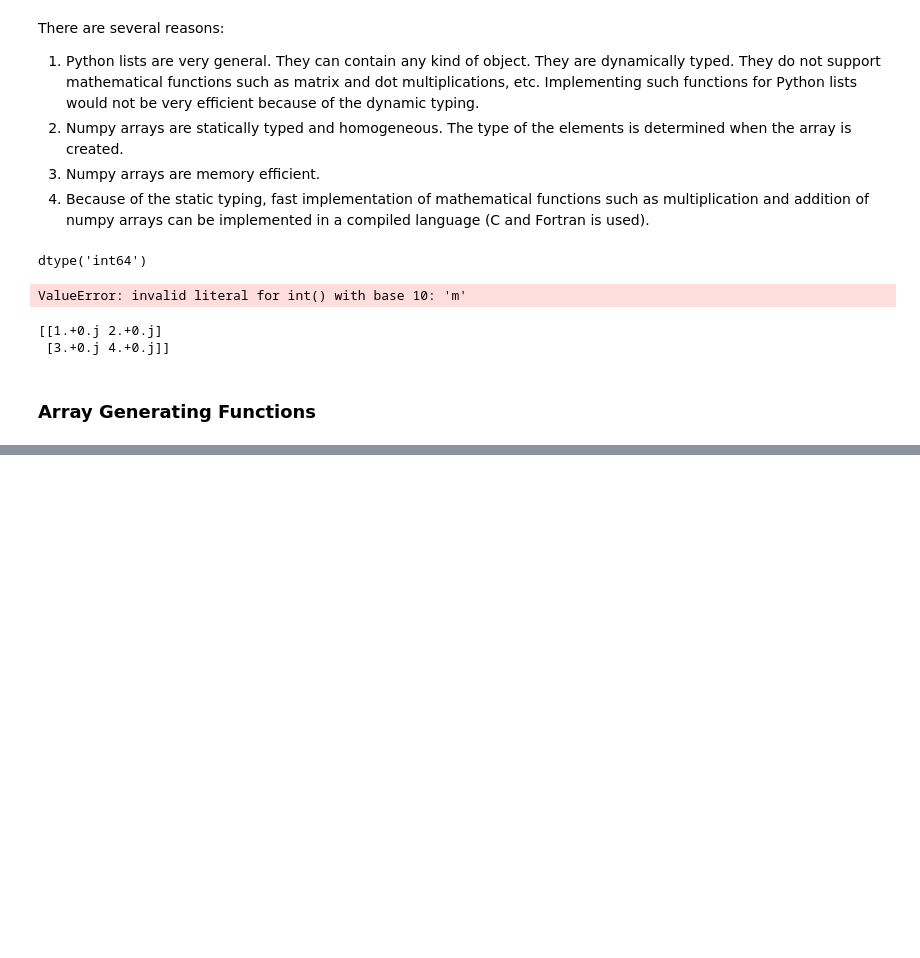
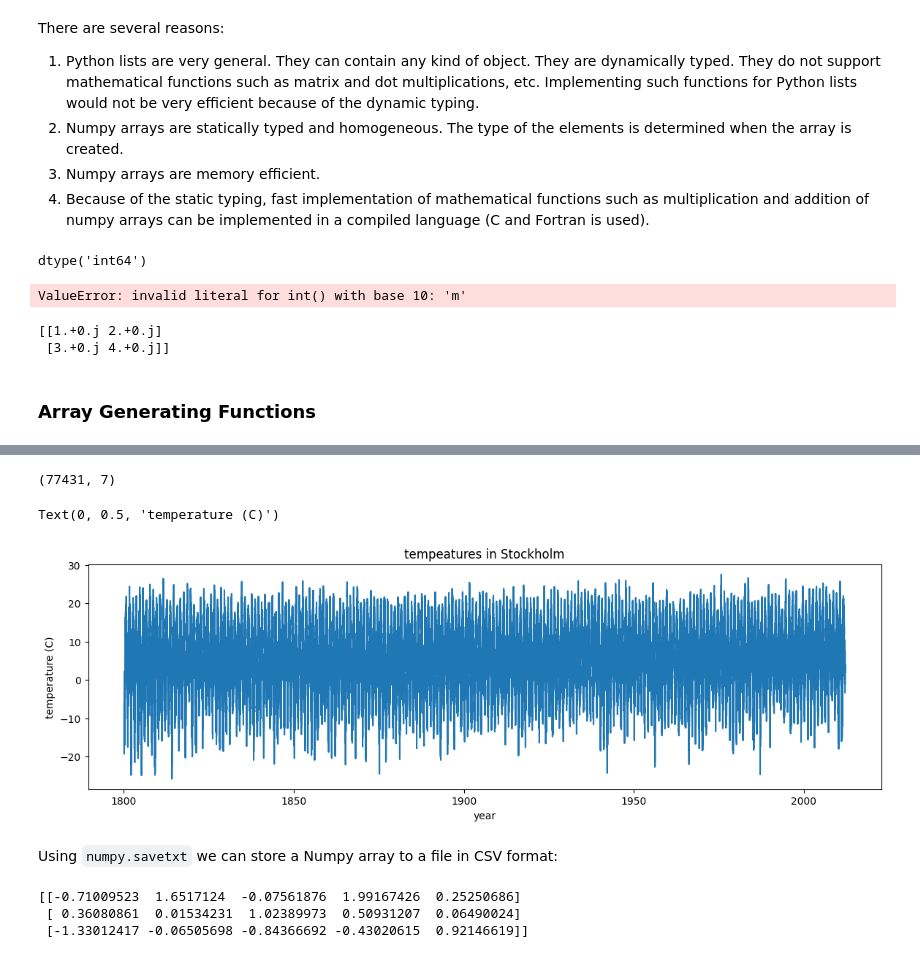
Before and after one commit to karaogluhh/PythonNotebooks, a Jupyter notebook: 002. Numpy.ipynb, the cells around one changed output, grey strips where cells are left out. Drawn from its saved outputs; the diff is of its cells as text; code cells hidden in the pictures; blank space fills up the shorter version.

```diff
--- a/002. Numpy.ipynb
+++ b/002. Numpy.ipynb
@@ -74,0 +188,27 @@ x = np.arange(0, 10, 2)
+# %%
+data = np.genfromtxt("stockholm_td_adj.dat")
+print(data.shape)
+# %% [output]
+(77431, 7)
+# %%
+%matplotlib inline
+import matplotlib.pyplot as plt
+
+fig, ax = plt.subplots(figsize = (14,4))
+ax.plot(data[:,0]+data[:,1]/12.0+data[:,2]/365, data[:,5])
+ax.axis('tight')
+ax.set_title('tempeatures in Stockholm')
+ax.set_xlabel("year")
+ax.set_ylabel("temperature (C)")
+# %% [output]
+Text(0, 0.5, 'temperature (C)')
+[figure, added]
+# %% [markdown]
+Using `numpy.savetxt` we can store a Numpy array to a file in CSV format:
+# %%
+M = np.random.randn(3,5)
+print(M)
+# %% [output]
+[[-0.71009523  1.6517124  -0.07561876  1.99167426  0.25250686]
+ [ 0.36080861  0.01534231  1.02389973  0.50931207  0.06490024]
+ [-1.33012417 -0.06505698 -0.84366692 -0.43020615  0.92146619]]
```
Also changed, not shown: parts of 24 cells of this notebook.
